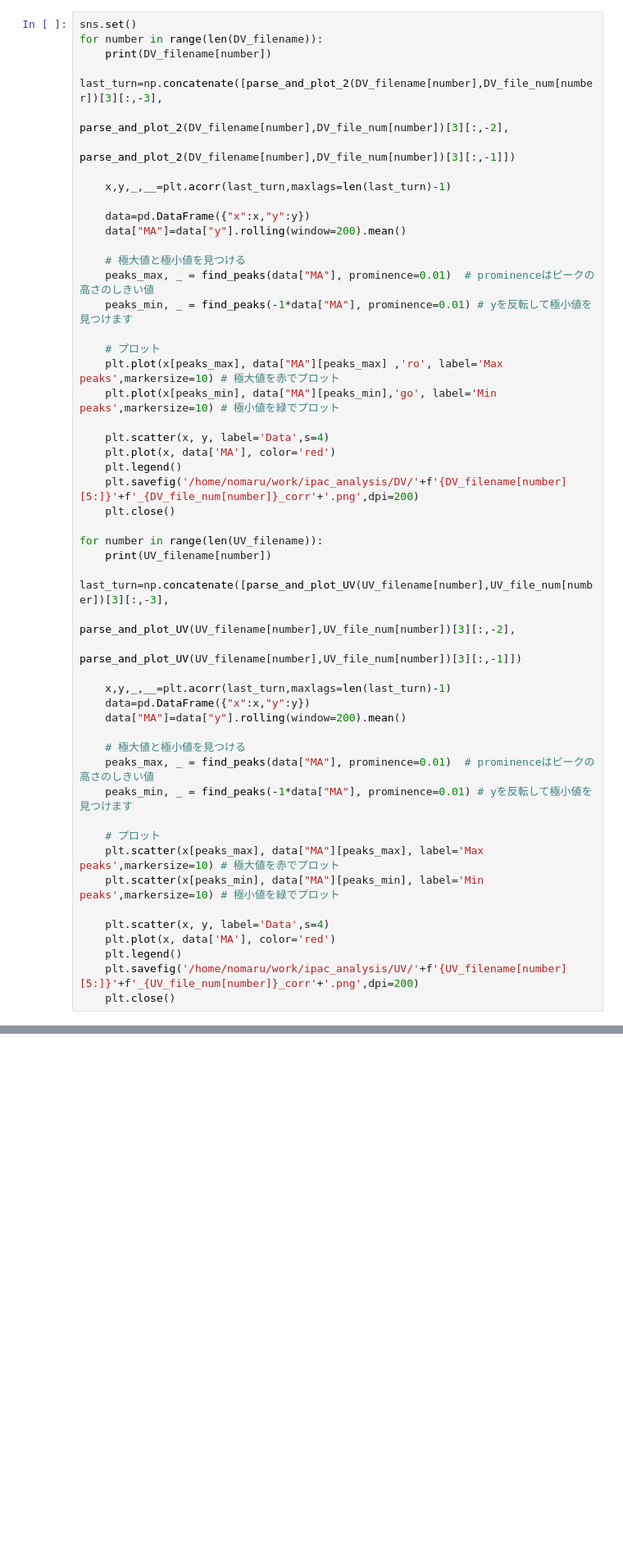
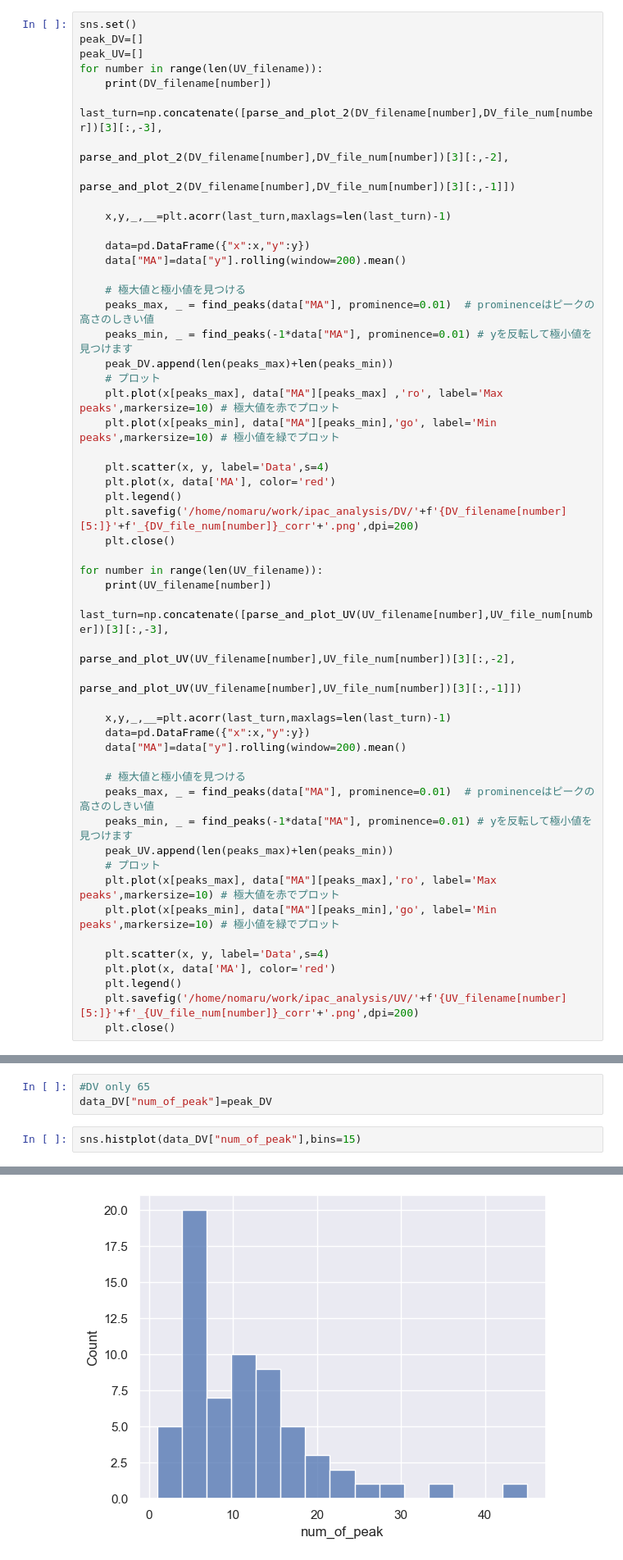
Before and after one commit to slaclab/kek-bpm-rfsoc-dev, a Jupyter notebook: software/notebooks/ipac_analysis.ipynb, the cells around one changed output, grey strips where cells are left out. Shown at 82% size. Saved outputs shown, nothing was run; the diff lists cells and outputs as text; blank space fills up the shorter version.

```diff
--- a/software/notebooks/ipac_analysis.ipynb
+++ b/software/notebooks/ipac_analysis.ipynb
@@ -869,7 +866,9 @@ succeed
 # Correlation
 # %%
 sns.set()
-for number in range(len(DV_filename)):
+peak_DV=[]
+peak_UV=[]
+for number in range(len(UV_filename)):
     print(DV_filename[number])
     last_turn=np.concatenate([parse_and_plot_2(DV_filename[number],DV_file_num[number])[3][:,-3],
                             parse_and_plot_2(DV_filename[number],DV_file_num[number])[3][:,-2],
@@ -883,7 +882,7 @@ for number in range(len(DV_filename)):
     # 極大値と極小値を見つける
     peaks_max, _ = find_peaks(data["MA"], prominence=0.01)  # prominenceはピークの高さのしきい値
     peaks_min, _ = find_peaks(-1*data["MA"], prominence=0.01) # yを反転して極小値を見つけます
-
+    peak_DV.append(len(peaks_max)+len(peaks_min))
     # プロット
     plt.plot(x[peaks_max], data["MA"][peaks_max] ,'ro', label='Max peaks',markersize=10) # 極大値を赤でプロット
     plt.plot(x[peaks_min], data["MA"][peaks_min],'go', label='Min peaks',markersize=10) # 極小値を緑でプロット
@@ -907,10 +906,10 @@ for number in range(len(UV_filename)):
     # 極大値と極小値を見つける
     peaks_max, _ = find_peaks(data["MA"], prominence=0.01)  # prominenceはピークの高さのしきい値
     peaks_min, _ = find_peaks(-1*data["MA"], prominence=0.01) # yを反転して極小値を見つけます
-
+    peak_UV.append(len(peaks_max)+len(peaks_min))
     # プロット
-    plt.scatter(x[peaks_max], data["MA"][peaks_max], label='Max peaks',markersize=10) # 極大値を赤でプロット
-    plt.scatter(x[peaks_min], data["MA"][peaks_min], label='Min peaks',markersize=10) # 極小値を緑でプロット
+    plt.plot(x[peaks_max], data["MA"][peaks_max],'ro', label='Max peaks',markersize=10) # 極大値を赤でプロット
+    plt.plot(x[peaks_min], data["MA"][peaks_min],'go', label='Min peaks',markersize=10) # 極小値を緑でプロット
 
     plt.scatter(x, y, label='Data',s=4)
     plt.plot(x, data['MA'], color='red')
@@ -960,0 +933,6 @@ plt.show()
+# %%
+#DV only 65
+data_DV["num_of_peak"]=peak_DV
+# %%
+sns.histplot(data_DV["num_of_peak"],bins=15)
+# %% [output]
@@ -960,0 +940 @@ plt.show()
+[figure, added]
```
Also changed, not shown: parts of 28 cells of this notebook, 11 other files.
